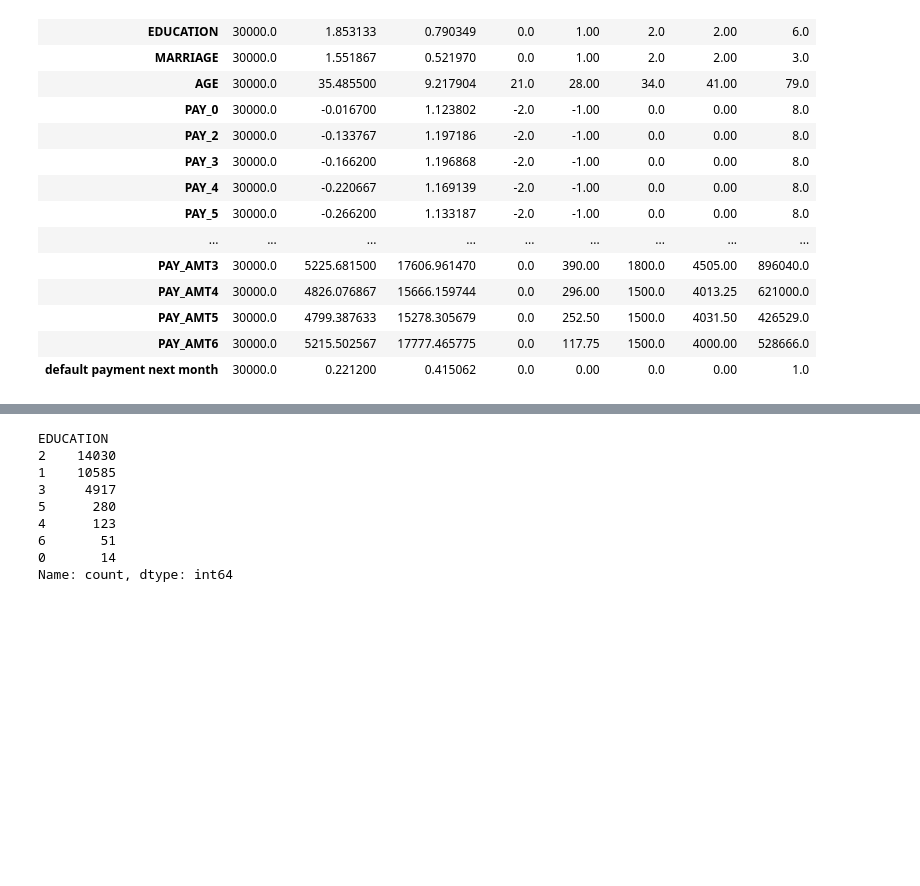
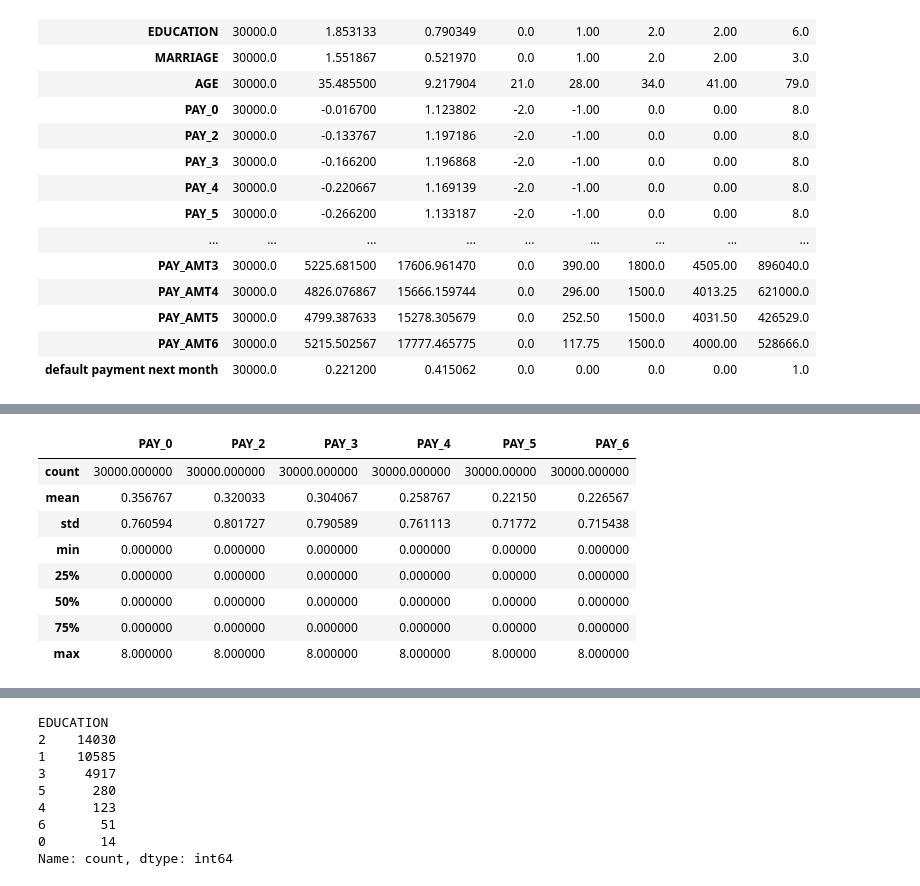
Before and after one commit to wchb2015/notebook, a Jupyter notebook: credit_card_default.ipynb, the cells around one changed output, grey strips where cells are left out. Saved outputs shown, nothing was run; the diff lists cells and outputs as text; code cells hidden in the pictures; blank space fills up the shorter version.

```diff
--- a/credit_card_default.ipynb
+++ b/credit_card_default.ipynb
@@ -70,0 +124,16 @@ df.describe().T
+# %%
+df.iloc[:,
+        [5, 6, 7, 8, 9, 10]] = df.iloc[:,
+                                       [5, 6, 7, 8, 9, 10]].replace([-2, -1],
+                                                                    [0, 0])
+df.iloc[:, [5, 6, 7, 8, 9, 10]].describe()
+# %% [output]
+|  | PAY_0 | PAY_2 | PAY_3 | PAY_4 | PAY_5 | PAY_6 |
+| count | 30000.000000 | 30000.000000 | 30000.000000 | 30000.000000 | 30000.00000 | 30000.000000 |
+| mean | 0.356767 | 0.320033 | 0.304067 | 0.258767 | 0.22150 | 0.226567 |
+| std | 0.760594 | 0.801727 | 0.790589 | 0.761113 | 0.71772 | 0.715438 |
+| min | 0.000000 | 0.000000 | 0.000000 | 0.000000 | 0.00000 | 0.000000 |
+| 25% | 0.000000 | 0.000000 | 0.000000 | 0.000000 | 0.00000 | 0.000000 |
+| 50% | 0.000000 | 0.000000 | 0.000000 | 0.000000 | 0.00000 | 0.000000 |
+| 75% | 0.000000 | 0.000000 | 0.000000 | 0.000000 | 0.00000 | 0.000000 |
+| max | 8.000000 | 8.000000 | 8.000000 | 8.000000 | 8.00000 | 8.000000 |
```
Also changed, not shown: parts of 10 cells of this notebook, 7 other files.
